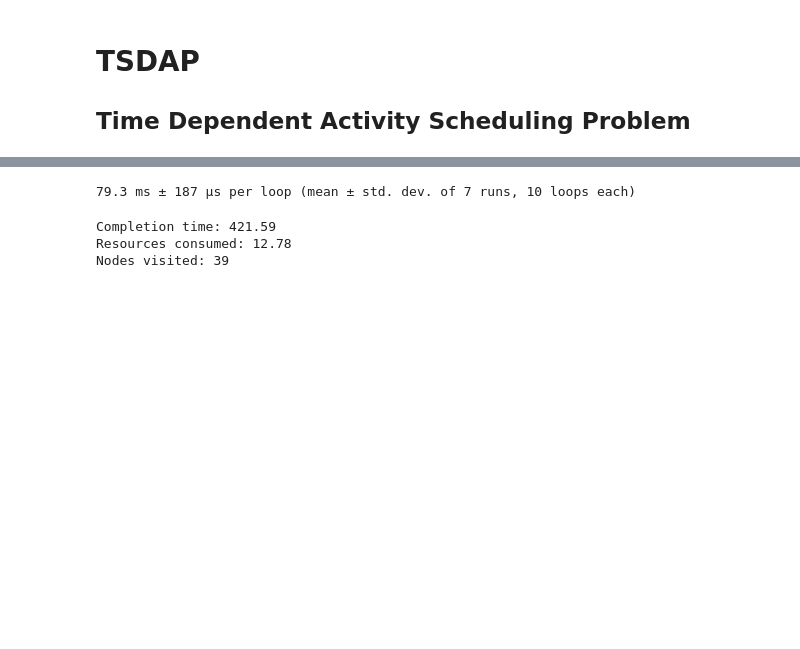
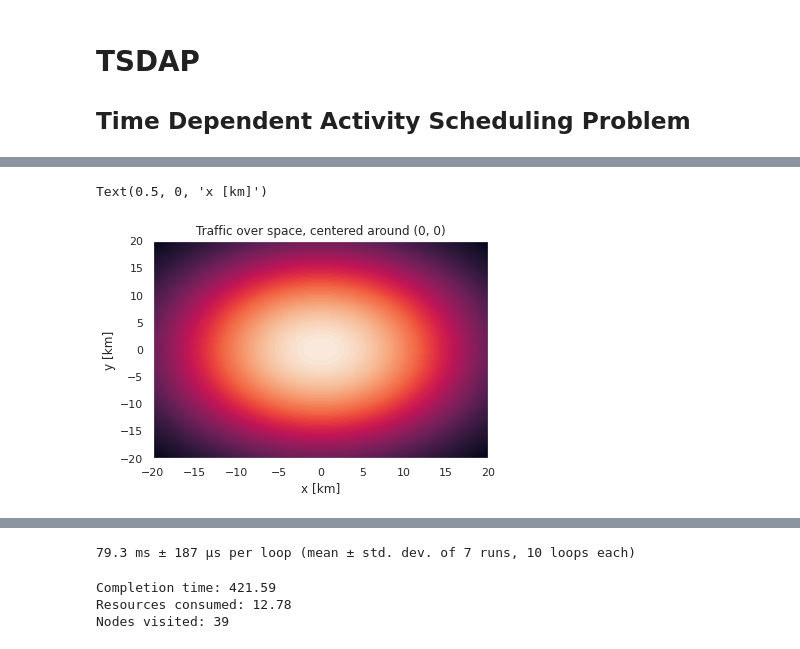
Before and after one commit to LetteraUnica/mathematical-optimization, a Jupyter notebook: final-project/TDASP.ipynb, the cells around one changed output, grey strips where cells are left out. Drawn from its saved outputs; the diff is of its cells as text; code cells hidden in the pictures; blank space fills up the shorter version.

```diff
--- a/final-project/TDASP.ipynb
+++ b/final-project/TDASP.ipynb
@@ -57,0 +81,13 @@ time_and_resources_consumed(1020.)
+# %%
+# Traffic over space, a gaussian distribution centered around (0, 0)
+x = np.linspace(-20, 20, 40)
+y = np.linspace(-20, 20, 40)
+xx, yy = np.meshgrid(x, y)
+zz = []
+pl.contourf(xx, yy, traffic_over_space((xx, yy)), 100)
+pl.title("Traffic over space, centered around (0, 0)")
+pl.ylabel("y [km]")
+pl.xlabel("x [km]")
+# %% [output]
+Text(0.5, 0, 'x [km]')
+[figure, added]
```
Also changed, not shown: parts of 17 cells of this notebook, 4 other files.
